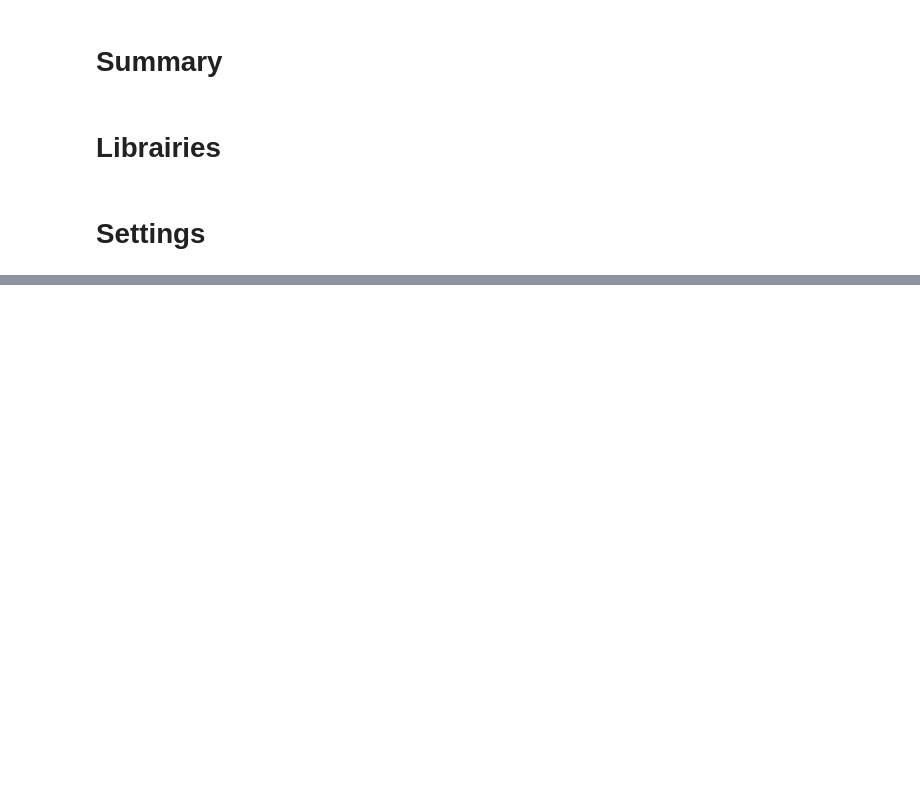
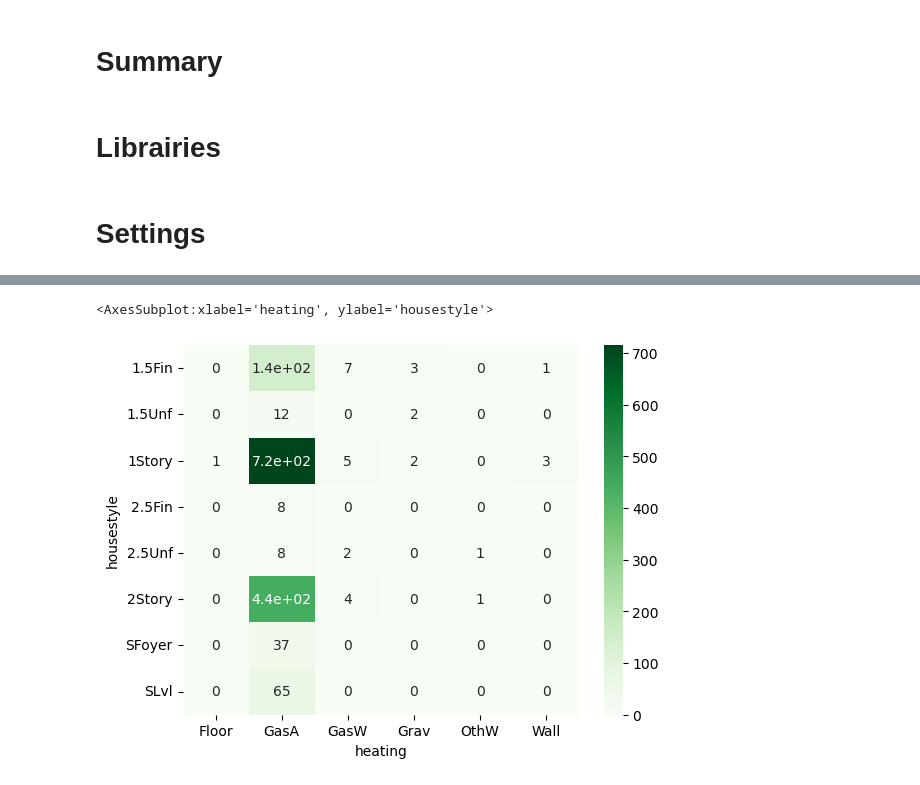
Before and after one commit to itachi44/house_pricing_mlops, a Jupyter notebook: notebooks/house_pricing_analyse.ipynb, the cells around one changed output, grey strips where cells are left out. Drawn from its saved outputs; the diff is of its cells as text; code cells hidden in the pictures; blank space fills up the shorter version.

```diff
--- a/notebooks/house_pricing_analyse.ipynb
+++ b/notebooks/house_pricing_analyse.ipynb
@@ -62,0 +298,15 @@ TARGET_NAME = MODEL_PARAMS["TARGET"]
+# %%
+sns.heatmap(
+    pd.crosstab(
+        index=data.housestyle, columns=data.heating,
+        margins=False,
+        margins_name="Total",
+        dropna=False
+    ),
+    cmap="Greens",
+    annot=True,
+    fmt='.2g',
+)
+# %% [output]
+<AxesSubplot:xlabel='heating', ylabel='housestyle'>
+[figure, added]
```
Also changed, not shown: parts of 35 cells of this notebook, 4 other files.
